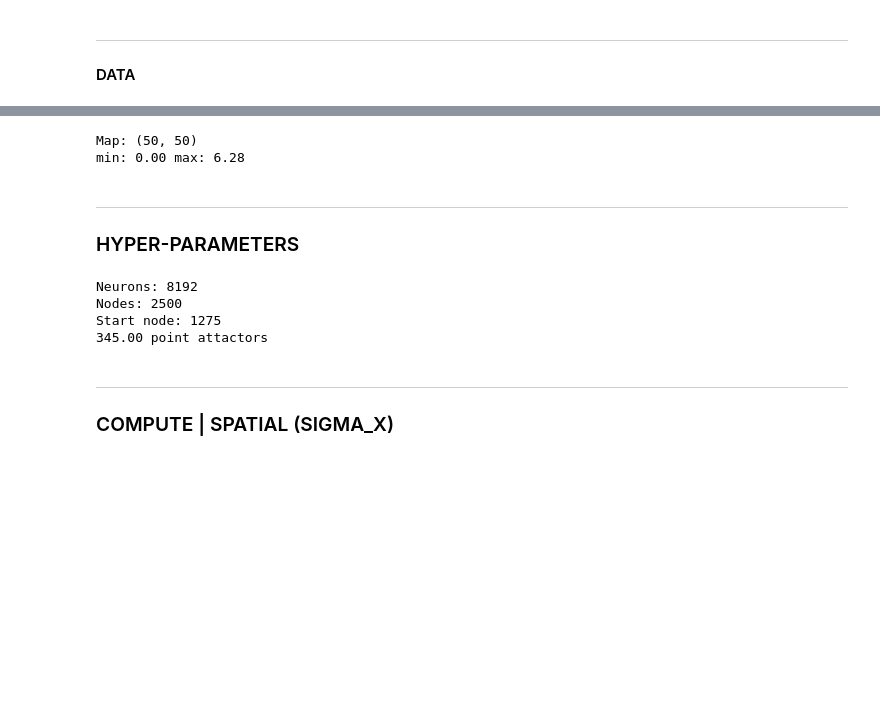
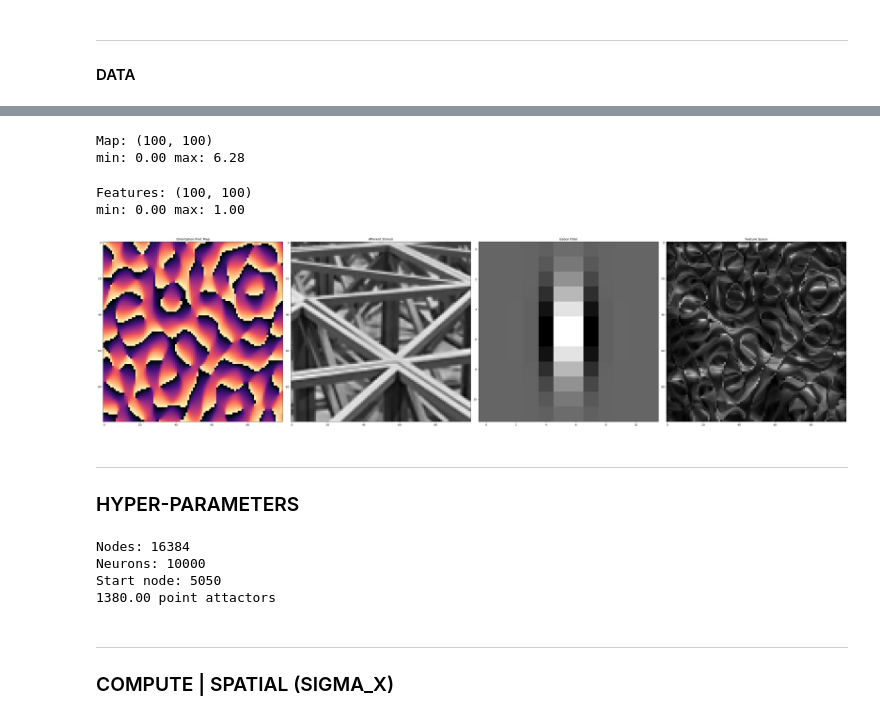
Before and after one commit to epochlab/LAM, a Jupyter notebook: lab/build_sigma.ipynb, the cells around one changed output, grey strips where cells are left out. Drawn from its saved outputs; the diff is of its cells as text; code cells hidden in the pictures; blank space fills up the shorter version.

```diff
--- a/lab/build_sigma.ipynb
+++ b/lab/build_sigma.ipynb
@@ -20,19 +79,48 @@ import libtools
 # %%
-# src = libtools.preference_map(16, 25, 200)
-src = np.load('../data/mat/SOM_orient_v1.npy')
-src = libtools.downsample(src, 4)
+src = libtools.preference_map(16, count*2, img.shape[0]) # x2 power of spatial frequency FFT
+# np.save('../data/mat/SOM_orient_v2.npy', src)
+# src = np.load('../data/mat/SOM_orient_v2.npy')
 
 print('Map:', src.shape)
 print('min:', f"{src.min():.2f}", 'max:', f"{src.max():.2f}")
 # %% [output]
-Map: (50, 50)
+Map: (100, 100)
 min: 0.00 max: 6.28
+# %%
+features = libtools.gabor_conv(img, src, step=int(count)) # Power of spatial frequency FFT (No multiplicative factor)
+features /= np.max(features)
+
+print('Features:', features.shape)
+print('min:', f"{features.min():.2f}", 'max:', f"{features.max():.2f}")
+# %% [output]
+Features: (100, 100)
+min: 0.00 max: 1.00
+# %%
+plt.figure(figsize=(40,10))
+plt.subplot(1,4,1)
+plt.imshow(src, 'magma')
+plt.title('Orientation Pref. Map')
+
+plt.subplot(1,4,2)
+plt.imshow(img, 'gray')
+plt.title('Afferent Stimuli')
+
+plt.subplot(1,4,3)
+plt.imshow(libtools.gabor_filter(1,2,0, samples=int(count)), 'gray')
+plt.title('Gabor Filter')
+
+plt.subplot(1,4,4)
+plt.imshow(features, 'gray')
+plt.title('Feature Space')
+plt.tight_layout()
+# %% [output]
+[figure, added]
 # %% [markdown]
 ---
 
 ### HYPER-PARAMETERS
 # %%
-N = 8192                                # Neurons | Default: 30000
+N = 128**2                              # Units | Default: 30000
 prob = 0.1                              # Sparsity
 eta = 0.01                              # Epsilon / Learning rate
 simlen = 3000                           # Steps / Epochs
@@ -41,18 +129,20 @@ norm_mode = 'asym'                      # Asymmetric Normalisation
 alpha = -0.9                            # Ratio between local and global inhibition
 P = src.shape[0] * src.shape[1]         # N Nodes
 
+temp = 0.084                            # Boltzman activation
+
 # Init condition (Center cell/pixel)
 start_node = int(int(src.shape[0]/2) * src.shape[1] + int(src.shape[0]/2))
 
-print('Neurons:', N)
-print("Nodes:", P)
+print('Nodes:', N)
+print("Neurons:", P)
 print('Start node:', start_node)
 print(f"{P * 0.138:.2f} point attactors")
 # %% [output]
-Neurons: 8192
-Nodes: 2500
-Start node: 1275
-345.00 point attactors
+Nodes: 16384
+Neurons: 10000
+Start node: 5050
+1380.00 point attactors
 # %% [markdown]
 ---
 
```
Also changed, not shown: parts of 13 cells of this notebook, 2 other files.
